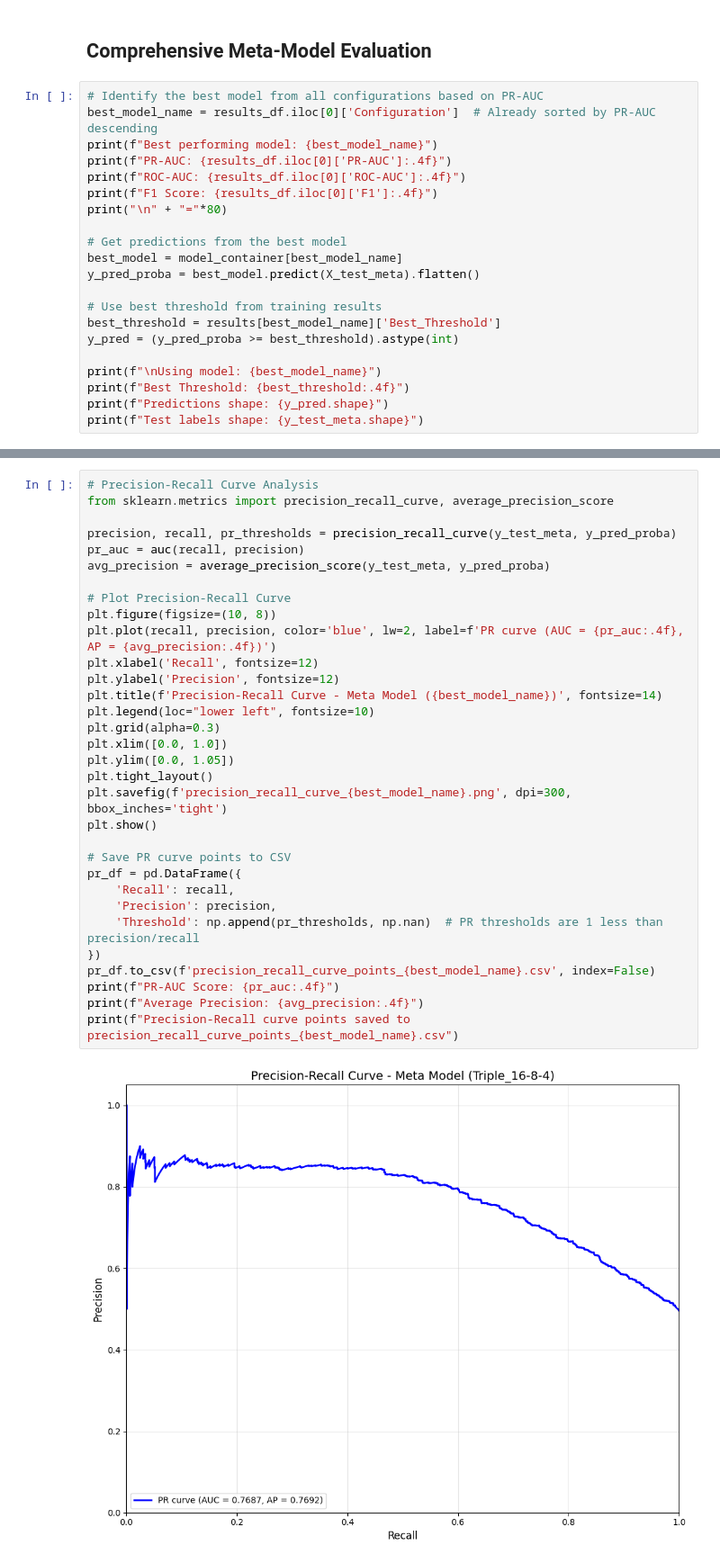
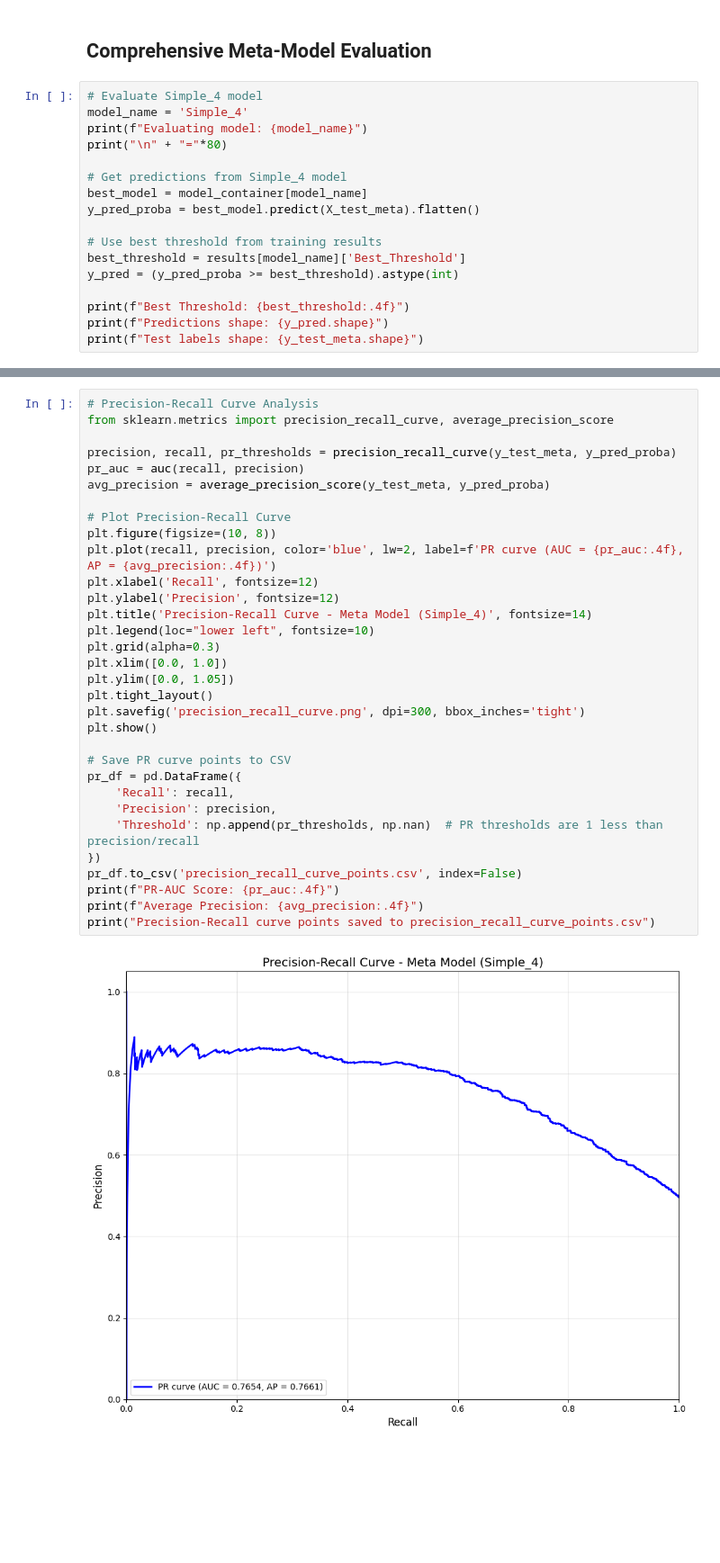
Before and after one commit to AhmedRafid3S5/Hybrid-CVD-Model, a Jupyter notebook: Saved Models Retrain/model B without agb/meta_model_retrain_model_B_withoutAGB.ipynb, the cells around one changed output, grey strips where cells are left out. Shown at 90% size. Cells and saved outputs as stored; diff of their text form; blank space fills up the shorter version.

```diff
--- a/Saved Models Retrain/model B without agb/meta_model_retrain_model_B_withoutAGB.ipynb
+++ b/Saved Models Retrain/model B without agb/meta_model_retrain_model_B_withoutAGB.ipynb
@@ -396,23 +392,19 @@ All models saved successfully!
 # %% [markdown]
 ## Comprehensive Meta-Model Evaluation
 # %%
-# Identify the best model from all configurations based on PR-AUC
-best_model_name = results_df.iloc[0]['Configuration']  # Already sorted by PR-AUC descending
-print(f"Best performing model: {best_model_name}")
-print(f"PR-AUC: {results_df.iloc[0]['PR-AUC']:.4f}")
-print(f"ROC-AUC: {results_df.iloc[0]['ROC-AUC']:.4f}")
-print(f"F1 Score: {results_df.iloc[0]['F1']:.4f}")
+# Evaluate Simple_4 model
+model_name = 'Simple_4'
+print(f"Evaluating model: {model_name}")
 print("\n" + "="*80)
 
-# Get predictions from the best model
-best_model = model_container[best_model_name]
+# Get predictions from Simple_4 model
+best_model = model_container[model_name]
 y_pred_proba = best_model.predict(X_test_meta).flatten()
 
 # Use best threshold from training results
-best_threshold = results[best_model_name]['Best_Threshold']
+best_threshold = results[model_name]['Best_Threshold']
 y_pred = (y_pred_proba >= best_threshold).astype(int)
 
-print(f"\nUsing model: {best_model_name}")
 print(f"Best Threshold: {best_threshold:.4f}")
 print(f"Predictions shape: {y_pred.shape}")
 print(f"Test labels shape: {y_test_meta.shape}")
@@ -514,34 +501,34 @@ ROC curve points saved to roc_curve_points_Triple_16-8-4.csv
 # %%
 # Precision-Recall Curve Analysis
 from sklearn.metrics import precision_recall_curve, average_precision_score
 
 precision, recall, pr_thresholds = precision_recall_curve(y_test_meta, y_pred_proba)
 pr_auc = auc(recall, precision)
 avg_precision = average_precision_score(y_test_meta, y_pred_proba)
 
 # Plot Precision-Recall Curve
 plt.figure(figsize=(10, 8))
 plt.plot(recall, precision, color='blue', lw=2, label=f'PR curve (AUC = {pr_auc:.4f}, AP = {avg_precision:.4f})')
 plt.xlabel('Recall', fontsize=12)
 plt.ylabel('Precision', fontsize=12)
-plt.title(f'Precision-Recall Curve - Meta Model ({best_model_name})', fontsize=14)
+plt.title('Precision-Recall Curve - Meta Model (Simple_4)', fontsize=14)
 plt.legend(loc="lower left", fontsize=10)
 plt.grid(alpha=0.3)
 plt.xlim([0.0, 1.0])
 plt.ylim([0.0, 1.05])
 plt.tight_layout()
-plt.savefig(f'precision_recall_curve_{best_model_name}.png', dpi=300, bbox_inches='tight')
+plt.savefig('precision_recall_curve.png', dpi=300, bbox_inches='tight')
 plt.show()
 
 # Save PR curve points to CSV
 pr_df = pd.DataFrame({
     'Recall': recall,
     'Precision': precision,
     'Threshold': np.append(pr_thresholds, np.nan)  # PR thresholds are 1 less than precision/recall
 })
-pr_df.to_csv(f'precision_recall_curve_points_{best_model_name}.csv', index=False)
+pr_df.to_csv('precision_recall_curve_points.csv', index=False)
 print(f"PR-AUC Score: {pr_auc:.4f}")
 print(f"Average Precision: {avg_precision:.4f}")
-print(f"Precision-Recall curve points saved to precision_recall_curve_points_{best_model_name}.csv")
+print("Precision-Recall curve points saved to precision_recall_curve_points.csv")
 # %% [output]
-[figure, old version]
+[figure, new version]
```
Also changed, not shown: parts of 13 cells of this notebook, 45 other files.
